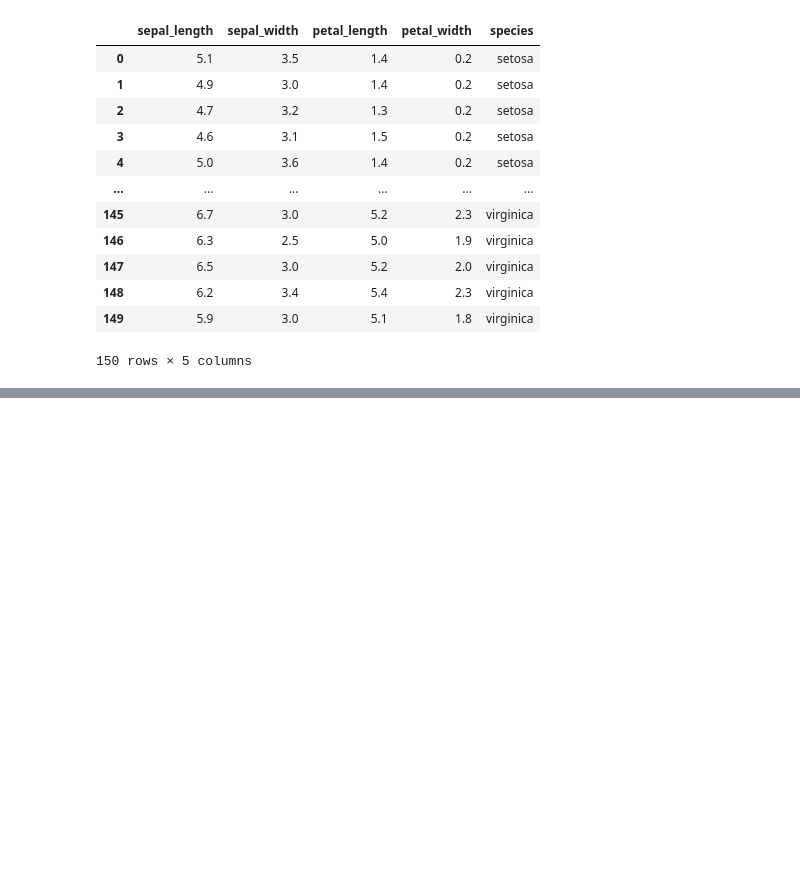
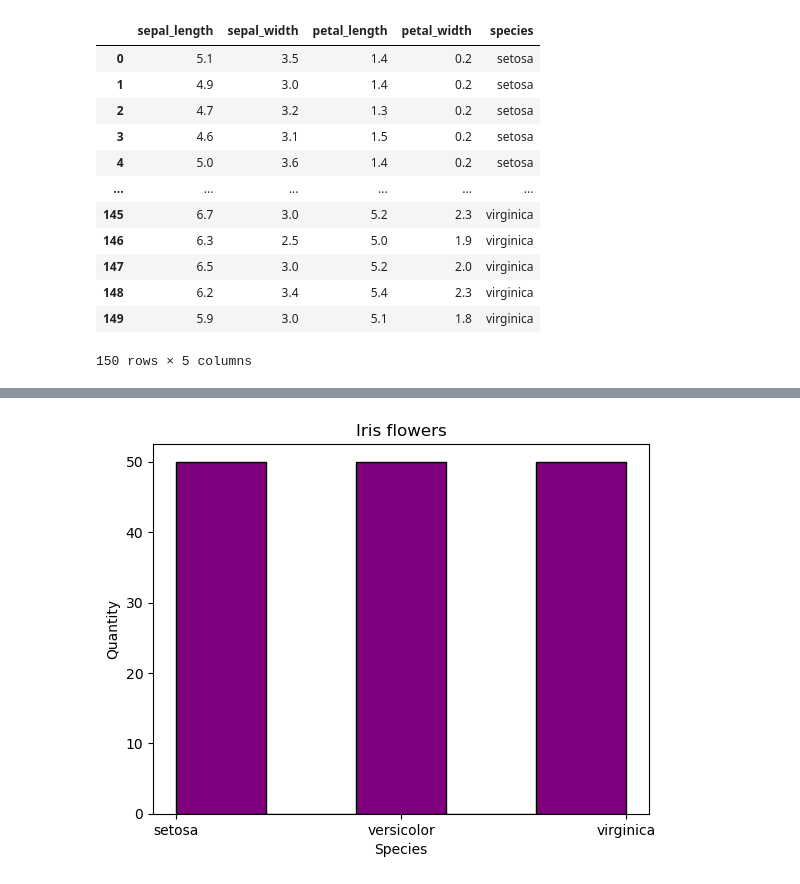
Before and after one commit to Jennyicano/Pands-Project, a Jupyter notebook: iris_data.ipynb, the cells around one changed output, grey strips where cells are left out. Saved outputs shown, nothing was run; the diff lists cells and outputs as text; code cells hidden in the pictures; blank space fills up the shorter version.

```diff
--- a/iris_data.ipynb
+++ b/iris_data.ipynb
@@ -56,0 +149,15 @@ df
+# %%
+# Histograms of each variale, the histograms will be saved to a png files.
+
+# Plotting the histogram of the diferent species.
+
+species = df['species']
+
+plt.hist(species, bins=5, color='purple', edgecolor='black')
+plt.xlabel('Species')
+plt.ylabel('Quantity')
+plt.title('Iris flowers')
+plt.savefig('Species_hist.png')
+plt.show()
+# %% [output]
+[figure, added]
```
Also changed, not shown: parts of 29 cells of this notebook, 8 other files.
